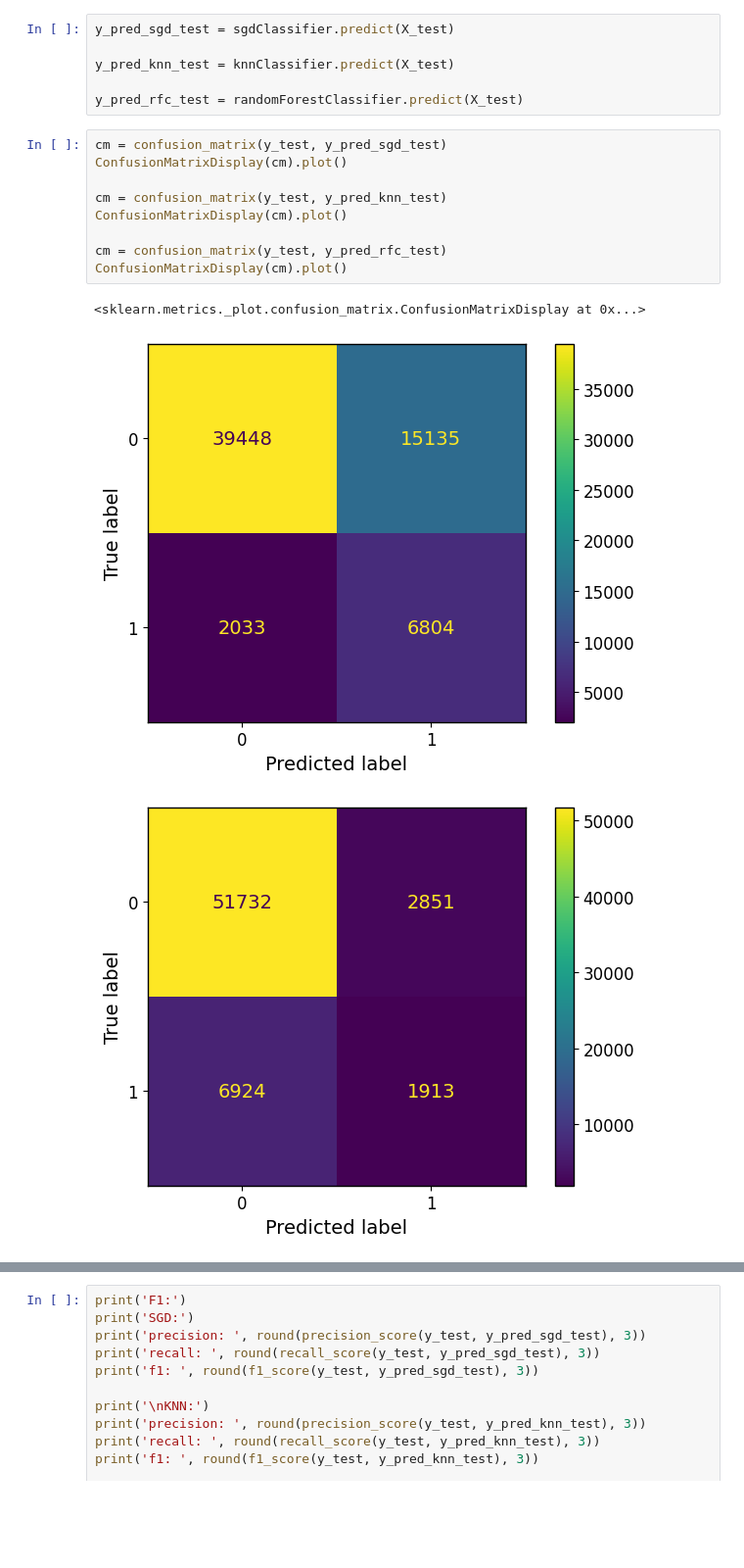
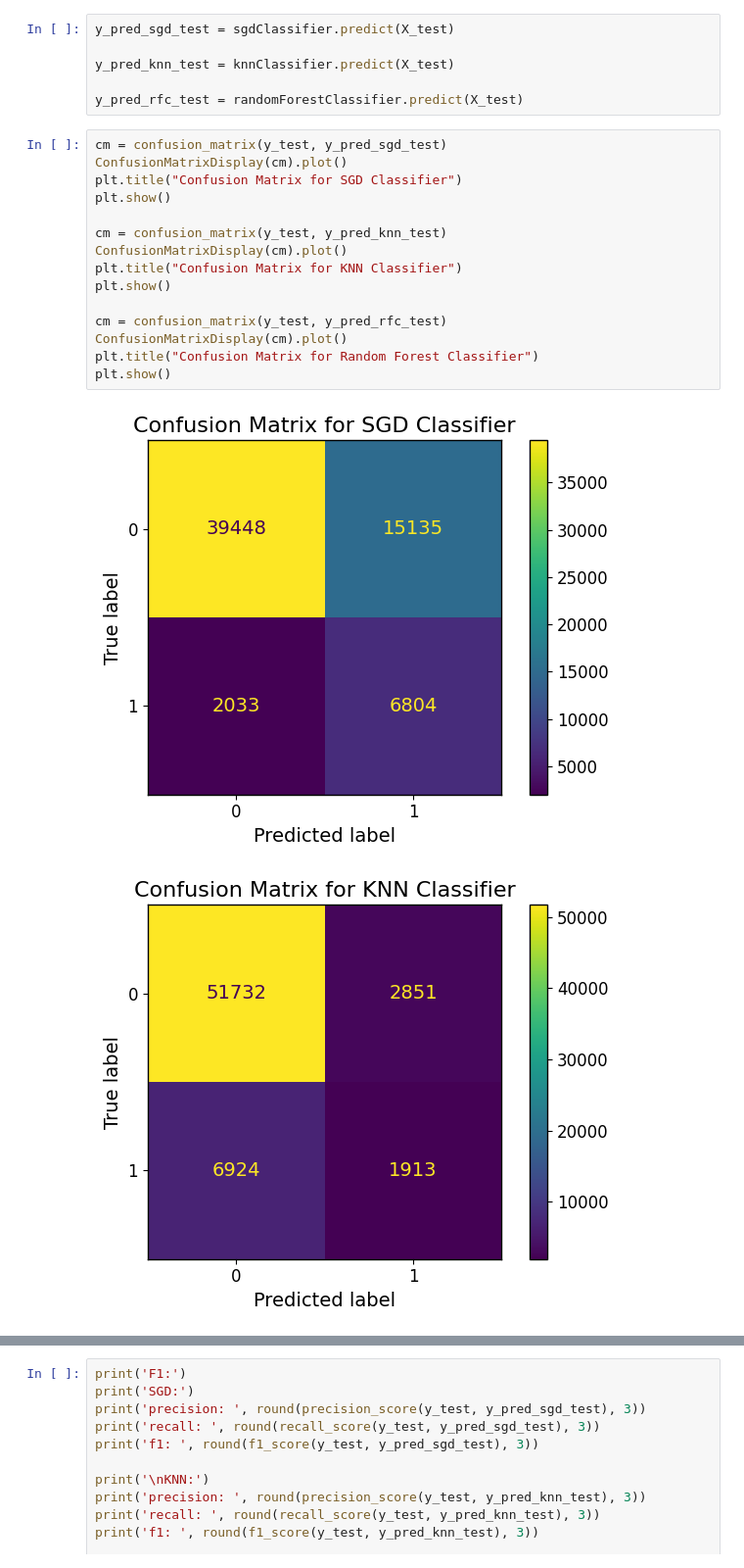
Before and after one commit to Grade123/NTNU-IE500618-Assignment-2, a Jupyter notebook: notebooks/diabetes_classification.ipynb, the cells around one changed output, grey strips where cells are left out. Shown at 98% size. Drawn from its saved outputs; the diff is of its cells as text; blank space fills up the shorter version.

Commit message:
Minor changes to graph titles.

```diff
--- a/notebooks/diabetes_classification.ipynb
+++ b/notebooks/diabetes_classification.ipynb
@@ -391,13 +391,18 @@ y_pred_rfc_test = randomForestClassifier.predict(X_test)
 # %%
 cm = confusion_matrix(y_test, y_pred_sgd_test)
 ConfusionMatrixDisplay(cm).plot()
+plt.title("Confusion Matrix for SGD Classifier")
+plt.show()
 
 cm = confusion_matrix(y_test, y_pred_knn_test)
 ConfusionMatrixDisplay(cm).plot()
+plt.title("Confusion Matrix for KNN Classifier")
+plt.show()
 
 cm = confusion_matrix(y_test, y_pred_rfc_test)
 ConfusionMatrixDisplay(cm).plot()
+plt.title("Confusion Matrix for Random Forest Classifier")
+plt.show()
 # %% [output]
-<sklearn.metrics._plot.confusion_matrix.ConfusionMatrixDisplay at 0x...>
-[figure, old version]
+[figure, new version]
-[figure, old version]
+[figure, new version]
```
Also changed, not shown: parts of 1 cell of this notebook.
